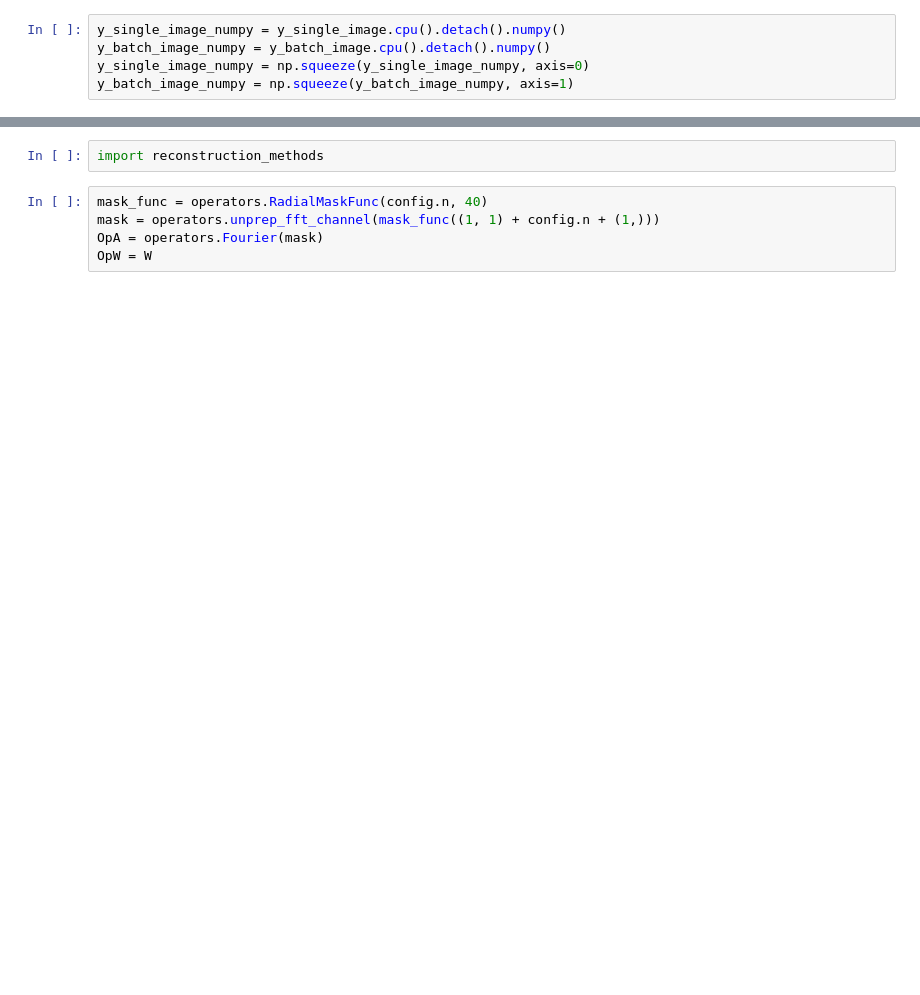
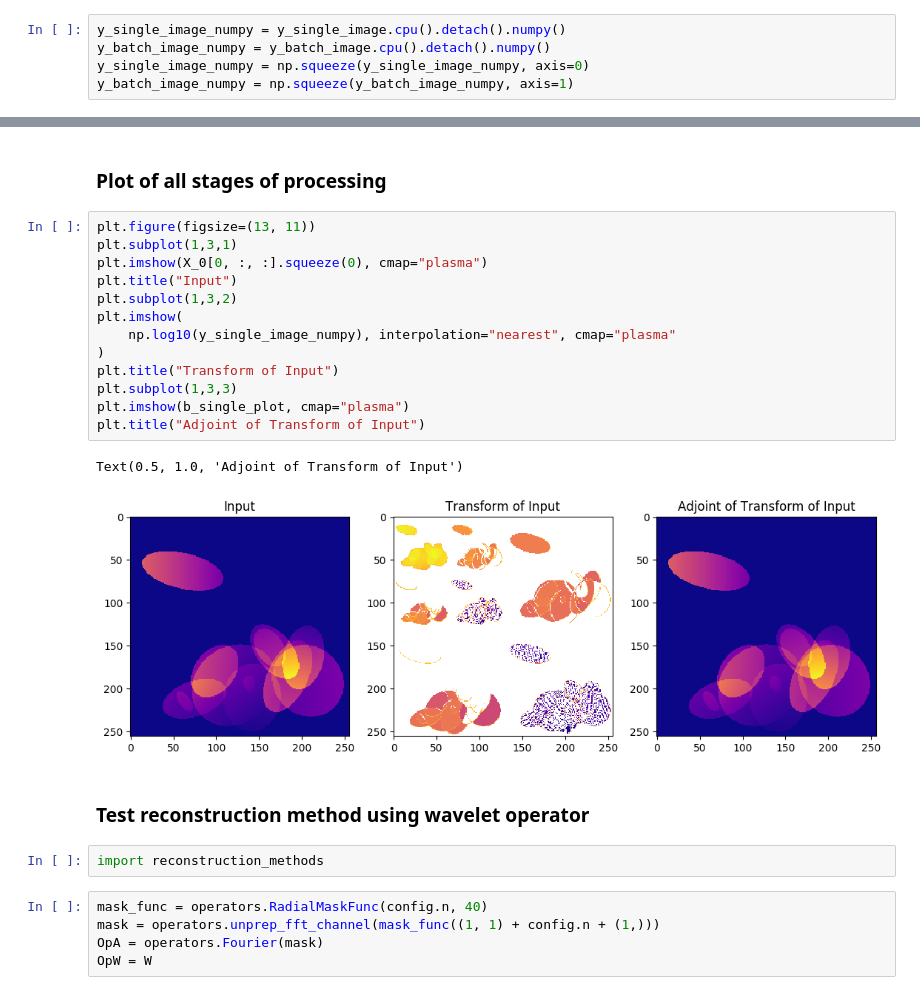
Before and after one commit to smichelena/robust-nets-wavelet-rec, a Jupyter notebook: ellipses/test_wavelet_methods.ipynb, the cells around one changed output, grey strips where cells are left out. Saved outputs shown, nothing was run; the diff lists cells and outputs as text; blank space fills up the shorter version.

```diff
--- a/ellipses/test_wavelet_methods.ipynb
+++ b/ellipses/test_wavelet_methods.ipynb
@@ -114,3 +105,23 @@ b_single_plot.shape
+# %% [markdown]
+### Plot of all stages of processing
+# %%
+plt.figure(figsize=(13, 11))
+plt.subplot(1,3,1)
+plt.imshow(X_0[0, :, :].squeeze(0), cmap="plasma")
+plt.title("Input")
+plt.subplot(1,3,2)
+plt.imshow(
+    np.log10(y_single_image_numpy), interpolation="nearest", cmap="plasma"
+)
+plt.title("Transform of Input")
+plt.subplot(1,3,3)
+plt.imshow(b_single_plot, cmap="plasma")
+plt.title("Adjoint of Transform of Input")
+# %% [output]
+Text(0.5, 1.0, 'Adjoint of Transform of Input')
+[figure, added]
+# %% [markdown]
+### Test reconstruction method using wavelet operator
 # %%
 import reconstruction_methods
 # %%
```
Also changed, not shown: parts of 40 cells of this notebook, 4 other files.
